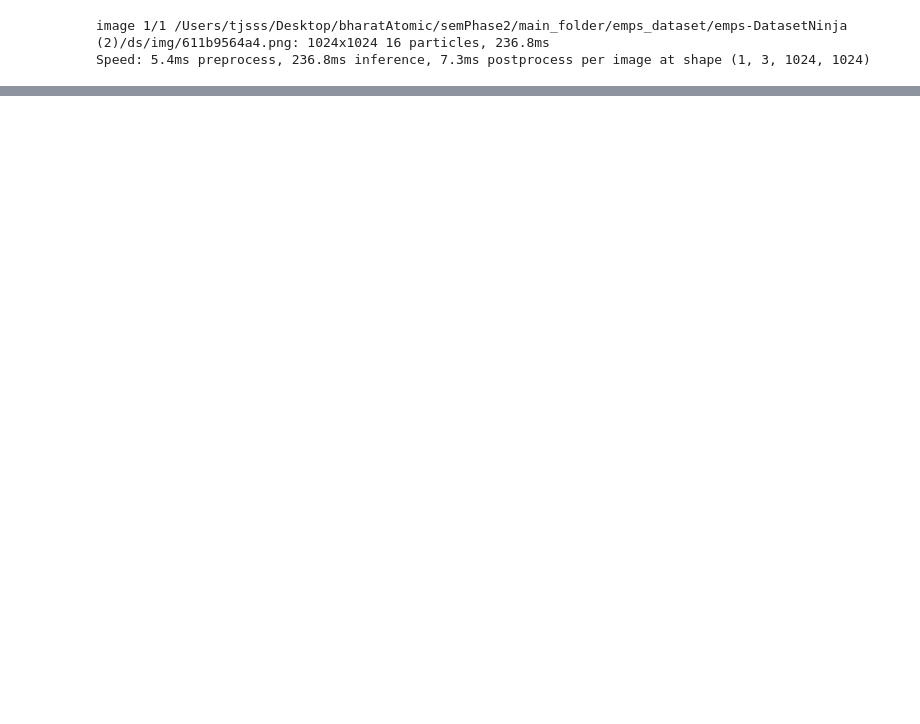
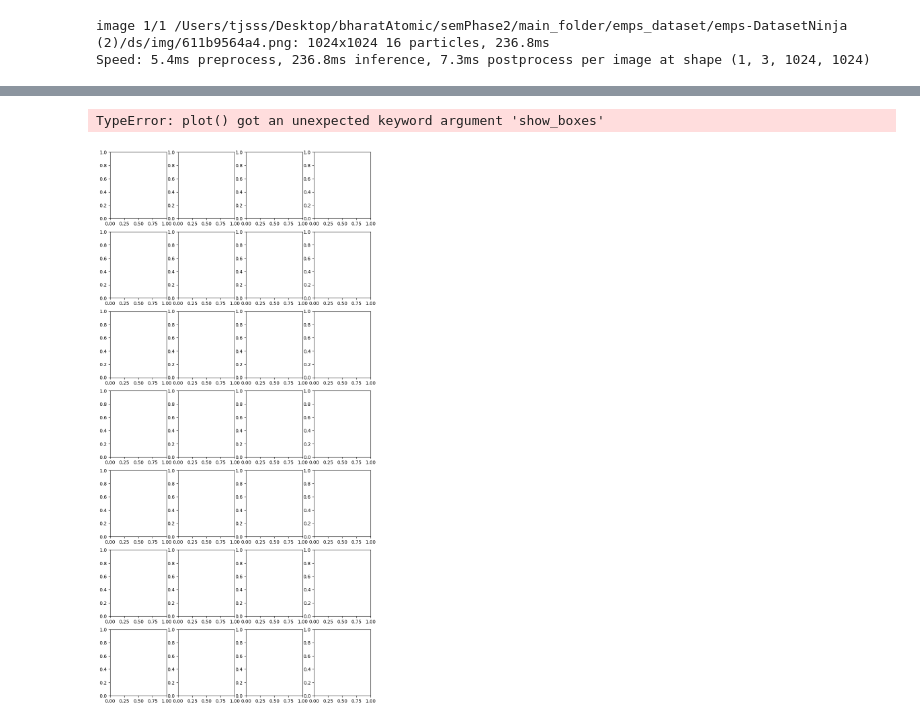
Before and after one commit to git-tejassh/bharatAtomic, a Jupyter notebook: semPhase2/main_folder/models/yolo/yolo.ipynb, the cells around one changed output, grey strips where cells are left out. Drawn from its saved outputs; the diff is of its cells as text; code cells hidden in the pictures; blank space fills up the shorter version.

```diff
--- a/semPhase2/main_folder/models/yolo/yolo.ipynb
+++ b/semPhase2/main_folder/models/yolo/yolo.ipynb
@@ -421,7 +327,0 @@ kfolds = list(kf.split(labels_df))
-# %%
-folds = [f"split_{n}" for n in range(1, ksplit + 1)]
-folds_df = pd.DataFrame(index=index, columns=folds)
-
-for i, (train, val) in enumerate(kfolds, start=1):
-    folds_df[f"split_{i}"].loc[labels_df.iloc[train].index] = "train"
-    folds_df[f"split_{i}"].loc[labels_df.iloc[val].index] = "val"
@@ -624,0 +693,9 @@ Note dataset download directory is '/Users/tjsss/Desktop/datasets'. You can upda
+# %%
+%matplotlib inline
+img = '/Users/tjsss/Desktop/bharatAtomic/semPhase1/notebooks/images/images.jpeg'
+image = PIL.Image.open(img)
+result = model(image, save= False, show_boxes = False)
+ann_frame= result[0].plot()
+
+cv2.imshow(img.split('/' , -1)[-1].split('.',1)[0], ann_frame)
+cv2.waitKey(1)
@@ -624,0 +708,9 @@ Note dataset download directory is '/Users/tjsss/Desktop/datasets'. You can upda
+# %%
+images = []
+i=0
+image_dir = '/Users/tjsss/Desktop/bharatAtomic/semPhase2/main_folder/models/yolo/yolo_converted_data/dataset/images/val'
+for img in os.listdir(image_dir):
+    if random.uniform(0,1) > 0.70:
+        image = PIL.Image.open(os.path.join(image_dir, img))
+        detections = model.predict(image,save = False, show_boxes = False, show_labels = False)
+        images.append(detections[0])
@@ -624,0 +735,21 @@ Note dataset download directory is '/Users/tjsss/Desktop/datasets'. You can upda
+# %%
+import math
+
+num_imgs = len(images)
+cols = 4
+rows = math.ceil(num_imgs/cols)
+
+fig, ax = plt.subplots(rows, cols, figsize = (10, 3*rows))
+ax = ax.flatten()
+
+for i in range(len(ax)):
+    if i<num_imgs:
+        ax[i].imshow(images[i].plot())
+
+    ax[i].axis('off')
+plt.tight_layout()
+plt.show(
+)
+# %% [output]
+TypeError: plot() got an unexpected keyword argument 'show_boxes'
+[figure, added]
```
Also changed, not shown: parts of 41 cells of this notebook.
